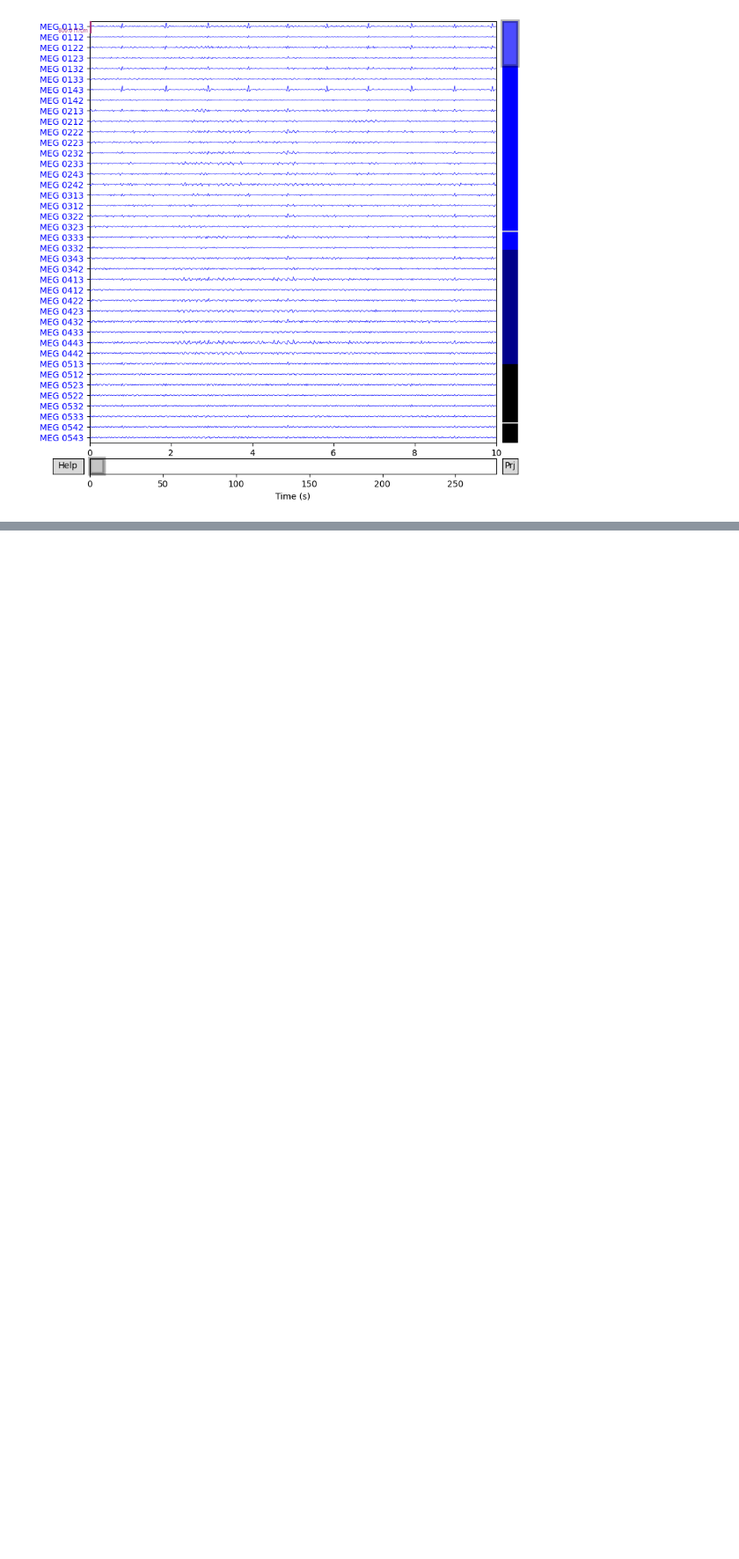
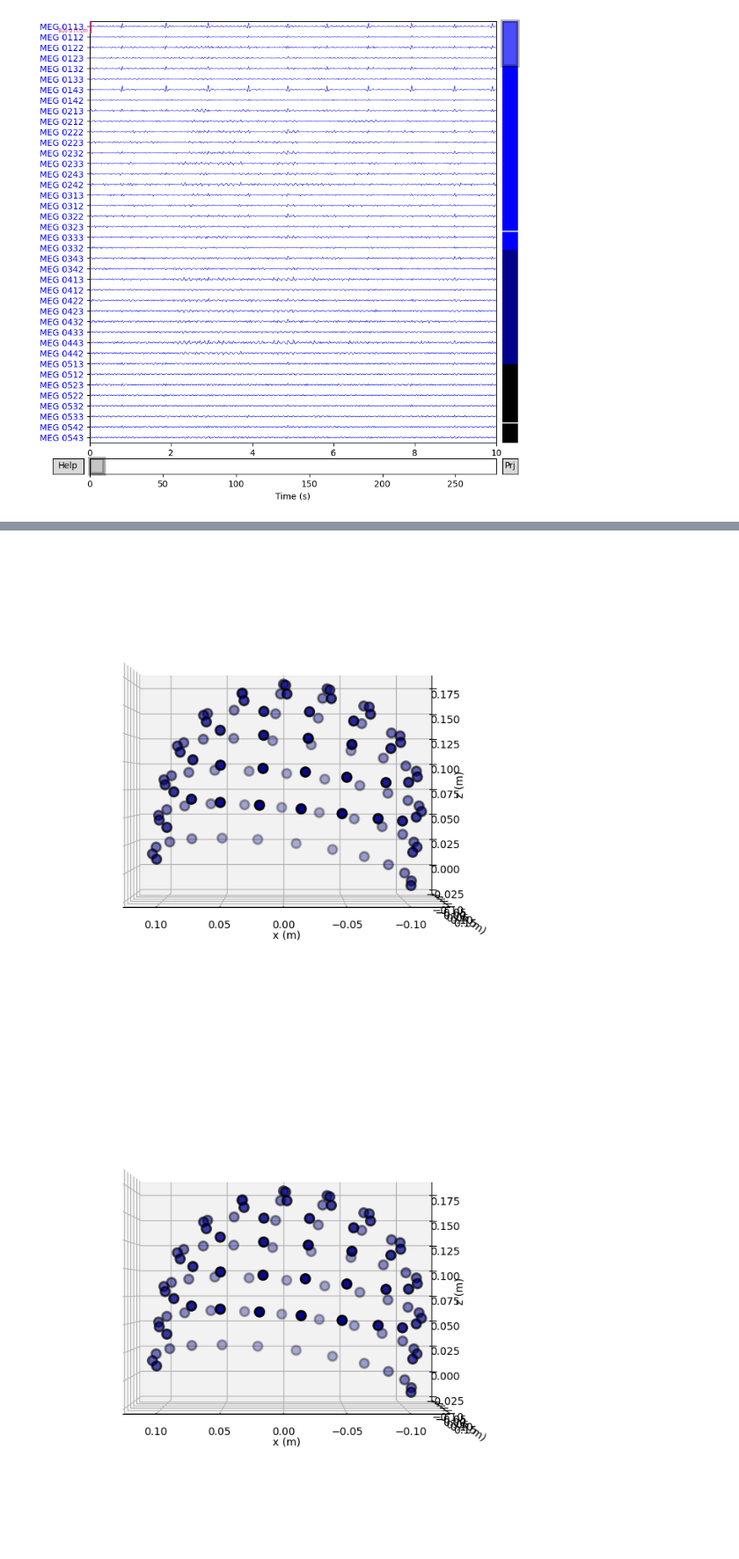
Before and after one commit to kvebers/Total-perspective-vortex, a Jupyter notebook: parsing.ipynb, the cells around one changed output, grey strips where cells are left out. Shown at 88% size. Cells and saved outputs as stored; diff of their text form; code cells hidden in the pictures; blank space fills up the shorter version.

```diff
--- a/parsing.ipynb
+++ b/parsing.ipynb
@@ -71,0 +77,5 @@ raw_filtered.plot(n_channels=40, duration=10, start=0) # this is how 40 channals
+# %%
+raw.plot_sensors(kind='3d')
+# %% [output]
+[figure, added]
+[figure, added]
```
Also changed, not shown: parts of 6 cells of this notebook.
